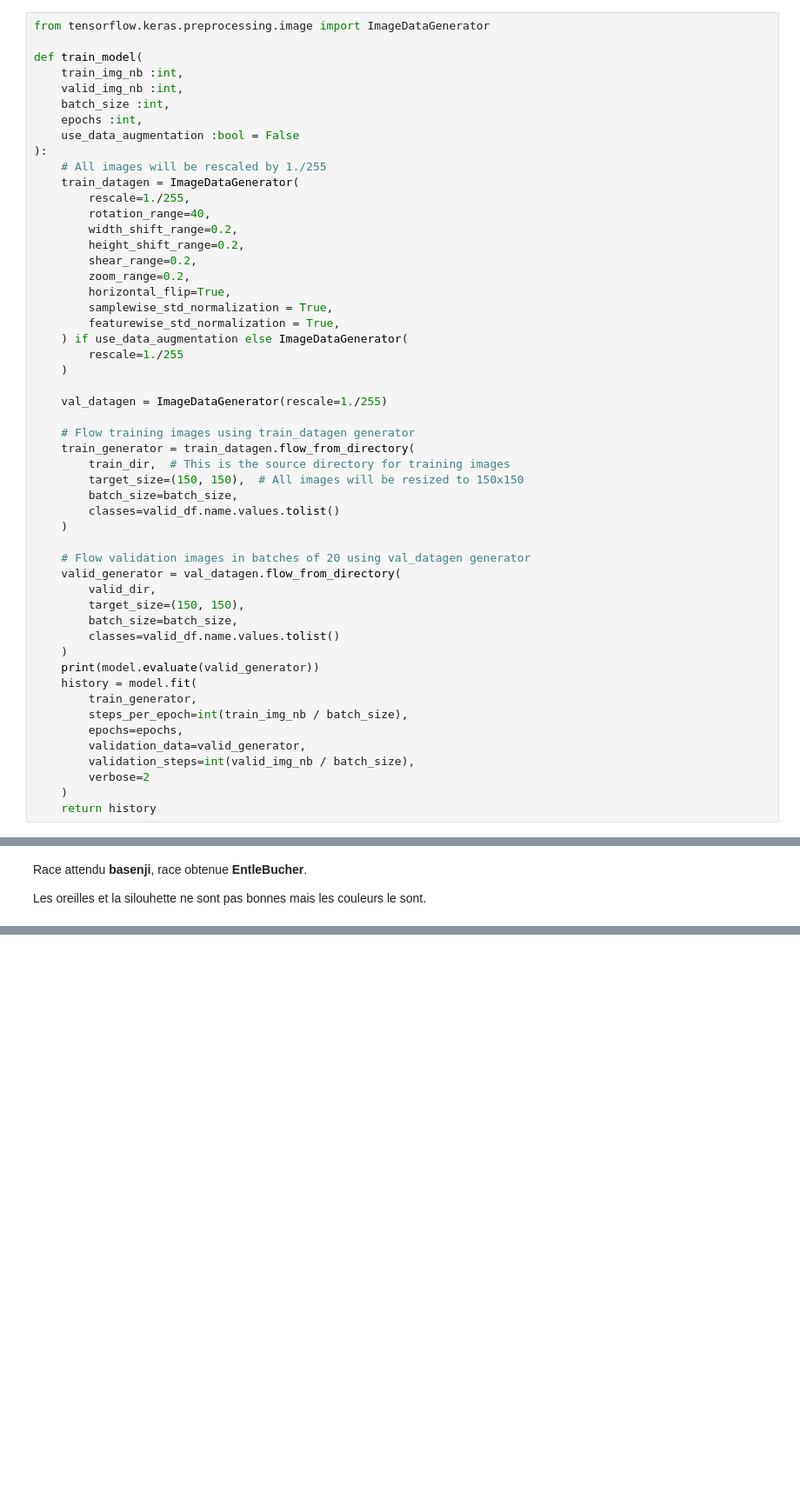
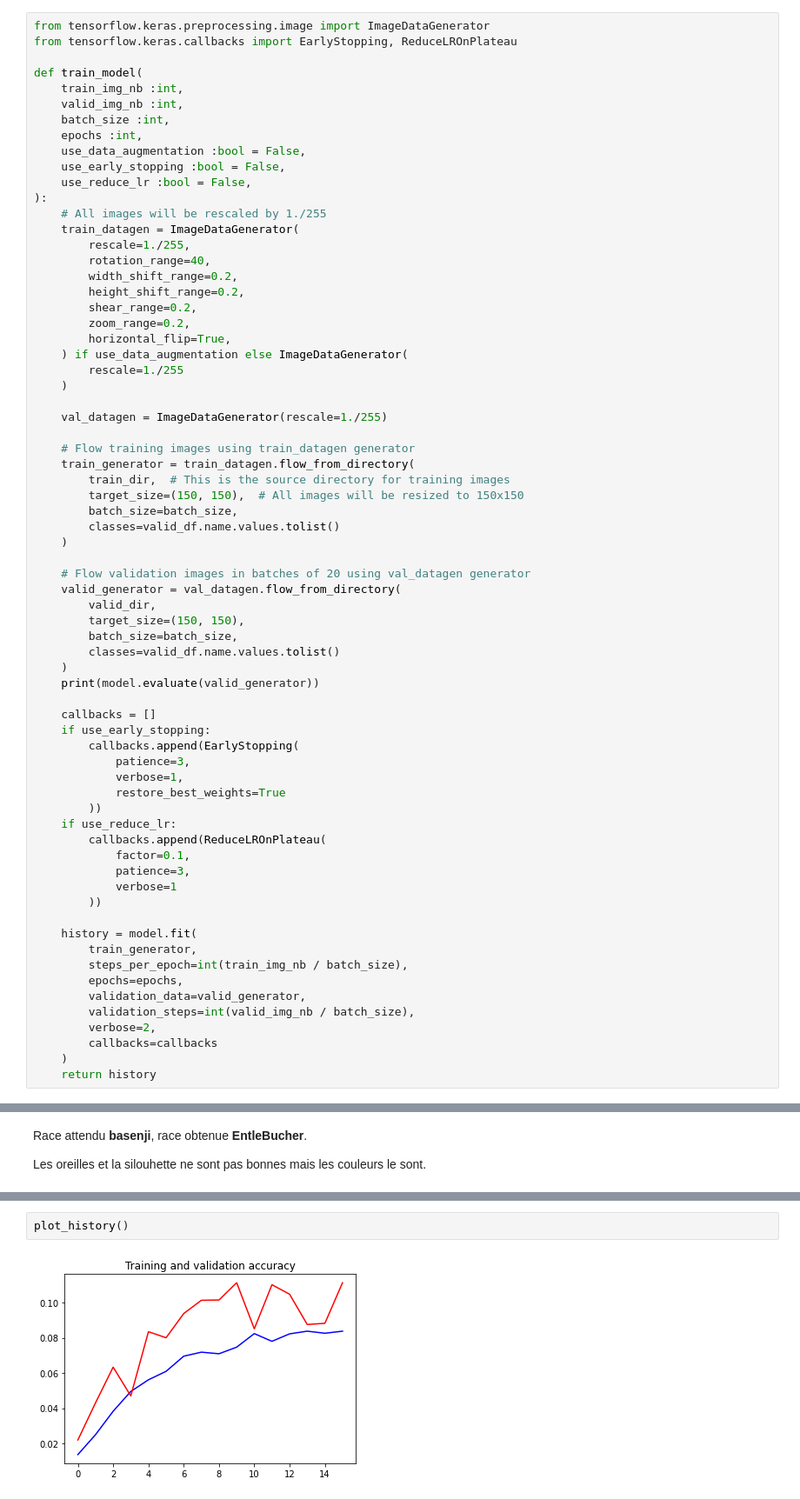
Before and after one commit to rbtkay/dog_breed_recognizer, a Jupyter notebook: notebook_cnn.ipynb, the cells around one changed output, grey strips where cells are left out. Shown at 87% size. Cells and saved outputs as stored; diff of their text form; blank space fills up the shorter version.

Commit message:
[NOTEBOOK] Add of reduceLROnPlateau + EarlyStopping

```diff
--- a/notebook_cnn.ipynb
+++ b/notebook_cnn.ipynb
@@ -250,13 +250,16 @@ _________________________________________________________________
 ## Sans data augmentation
 # %%
 from tensorflow.keras.preprocessing.image import ImageDataGenerator
+from tensorflow.keras.callbacks import EarlyStopping, ReduceLROnPlateau
 
 def train_model(
     train_img_nb :int,
     valid_img_nb :int,
     batch_size :int,
     epochs :int,
-    use_data_augmentation :bool = False
+    use_data_augmentation :bool = False,
+    use_early_stopping :bool = False,
+    use_reduce_lr :bool = False,
 ):
     # All images will be rescaled by 1./255
     train_datagen = ImageDataGenerator(
@@ -267,8 +270,6 @@ def train_model(
         shear_range=0.2,
         zoom_range=0.2,
         horizontal_flip=True,
-        samplewise_std_normalization = True,
-        featurewise_std_normalization = True,
     ) if use_data_augmentation else ImageDataGenerator(
         rescale=1./255
     )
@@ -291,13 +292,29 @@ def train_model(
         classes=valid_df.name.values.tolist()
     )
     print(model.evaluate(valid_generator))
+
+    callbacks = []
+    if use_early_stopping:
+        callbacks.append(EarlyStopping(
+            patience=3,
+            verbose=1,
+            restore_best_weights=True
+        ))
+    if use_reduce_lr:
+        callbacks.append(ReduceLROnPlateau(
+            factor=0.1,
+            patience=3,
+            verbose=1
+        ))
+
     history = model.fit(
         train_generator,
         steps_per_epoch=int(train_img_nb / batch_size),
         epochs=epochs,
         validation_data=valid_generator,
         validation_steps=int(valid_img_nb / batch_size),
-        verbose=2
+        verbose=2,
+        callbacks=callbacks
     )
     return history
 # %%
@@ -456,0 +505,4 @@ Les oreilles et la silouhette ne sont pas bonnes mais les couleurs le sont.
+# %%
+plot_history()
+# %% [output]
+[figure, added]
```
Also changed, not shown: parts of 5 cells of this notebook.
